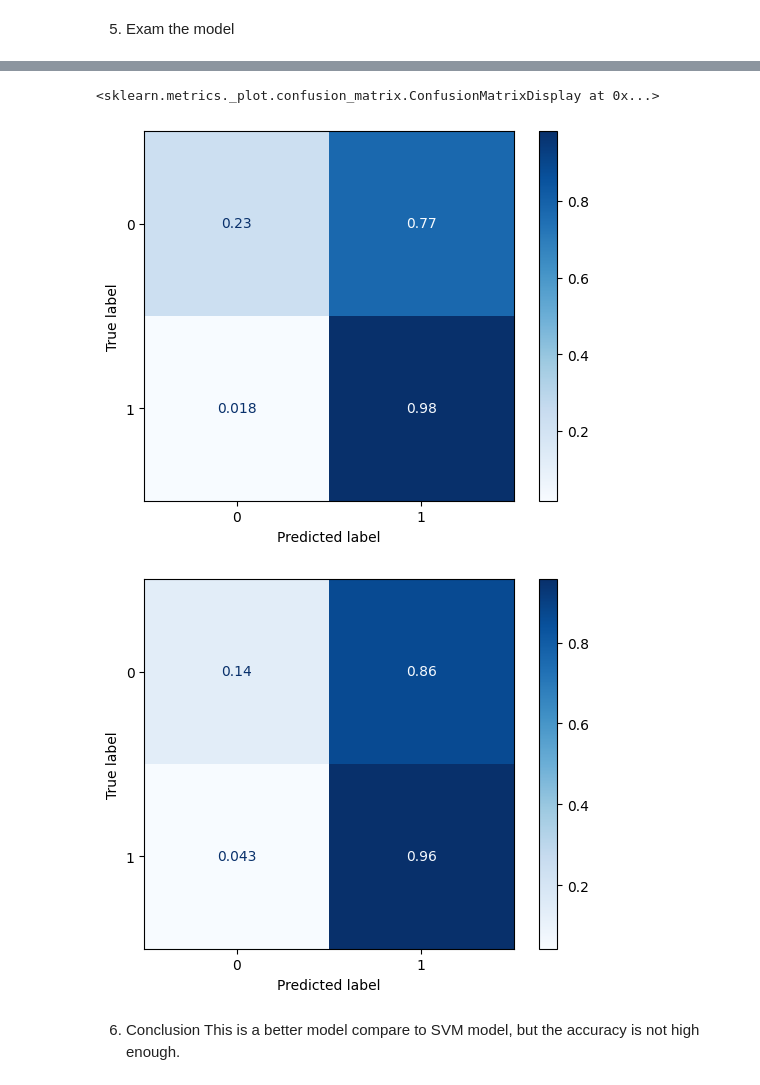
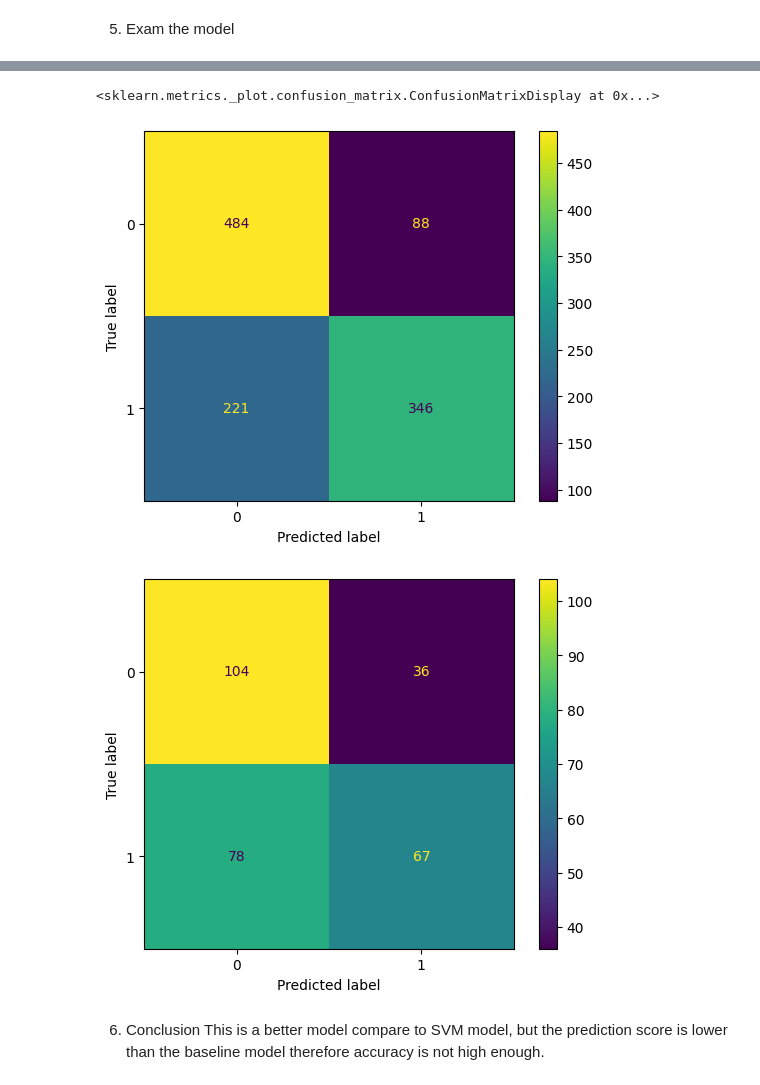
Before and after one commit to arthurso2023/ADSI_Assignment, a Jupyter notebook: notebooks/Decision Tree.ipynb, the cells around one changed output, grey strips where cells are left out. Drawn from its saved outputs; the diff is of its cells as text; code cells hidden in the pictures.

```diff
--- a/notebooks/Decision Tree.ipynb
+++ b/notebooks/Decision Tree.ipynb
@@ -42,3 +9,18 @@ Name: proportion, dtype: float64
+# %%
+# Load the data from csv
+x_data_org =pd.read_csv('../data/interim/x_data_org.csv')
+y_data_org =pd.read_csv('../data/interim/y_data_org.csv')
+x_data_eda =pd.read_csv('../data/interim/x_data.csv')
+y_data_eda =pd.read_csv('../data/interim/y_data.csv')
+x_balanced_data =pd.read_csv('../data/interim/x_balanced_data.csv')
+y_balanced_data =pd.read_csv('../data/interim/y_balanced_data.csv')
+
+x_test_org =pd.read_csv('../data/interim/x_test_org.csv')
+y_test_org =pd.read_csv('../data/interim/y_test_org.csv')
+x_test_eda =pd.read_csv('../data/interim/x_test.csv')
+y_test_eda =pd.read_csv('../data/interim/y_test.csv')
+x_balanced_test =pd.read_csv('../data/interim/x_balanced_test.csv')
+y_balanced_test =pd.read_csv('../data/interim/y_balanced_test.csv')
 # %% [markdown]
 3. Set up baseline model
 # %%
@@ -57,8 +39,8 @@ accuracy_score(y_data, y_base)
 # %%
 from sklearn.tree import DecisionTreeClassifier
 tree_1 = DecisionTreeClassifier(random_state=8)
-tree_1.fit(x_data, y_data)
-print(tree_1.score(x_data, y_data))
-print(tree_1.score(x_test, y_test))
+tree_1.fit(x_balanced_data, y_balanced_data)
+print(tree_1.score(x_balanced_data, y_balanced_data))
+print(tree_1.score(x_balanced_test, y_balanced_test))
 # %% [output]
 1.0
@@ -66,7 +48,9 @@ print(tree_1.score(x_test, y_test))
 # %%
+models =[]
 for i in [5,10,15,20,25,30]:
-    tree_split_1 = DecisionTreeClassifier(random_state=8, min_samples_split=i,max_depth=8).fit(x_data, y_data)
-    print(tree_split_1.score(x_data, y_data))
-    print(tree_split_1.score(x_test, y_test))
+    dt_model = DecisionTreeClassifier(random_state=8, min_samples_split=i,max_depth=8).fit(x_balanced_data, y_balanced_data)
+    models.append(dt_model)
+    print(dt_model.score(x_balanced_data, y_balanced_data))
+    print(dt_model.score(x_balanced_test, y_balanced_test))
     print('_________')
 # %% [output]
@@ -110,10 +80,10 @@ ConfusionMatrixDisplay.from_estimator(tree_split_2, x_test, y_test)
-# %%
-ConfusionMatrixDisplay.from_estimator(tree_split_2, x_data, y_data, cmap=plt.cm.Blues, normalize='true')
-ConfusionMatrixDisplay.from_estimator(tree_split_2, x_test, y_test, cmap=plt.cm.Blues, normalize='true')
-# %% [output]
-<sklearn.metrics._plot.confusion_matrix.ConfusionMatrixDisplay at 0x...>
-[figure, removed]
-[figure, removed]
+# %%
+ConfusionMatrixDisplay.from_estimator(models[3], x_balanced_data, y_balanced_data)
+ConfusionMatrixDisplay.from_estimator(models[3], x_balanced_test, y_balanced_test)
+# %% [output]
+<sklearn.metrics._plot.confusion_matrix.ConfusionMatrixDisplay at 0x...>
+[figure, added]
+[figure, added]
 # %% [markdown]
 6. Conclusion
-This is a better model compare to SVM model, but the accuracy is not high enough.
+This is a better model compare to SVM model, but the prediction score is lower than the baseline model therefore accuracy is not high enough.
```
Also changed, not shown: parts of 12 cells of this notebook, 5 other files.
